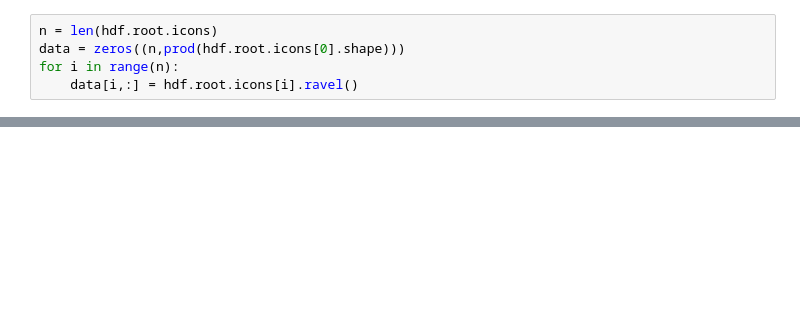
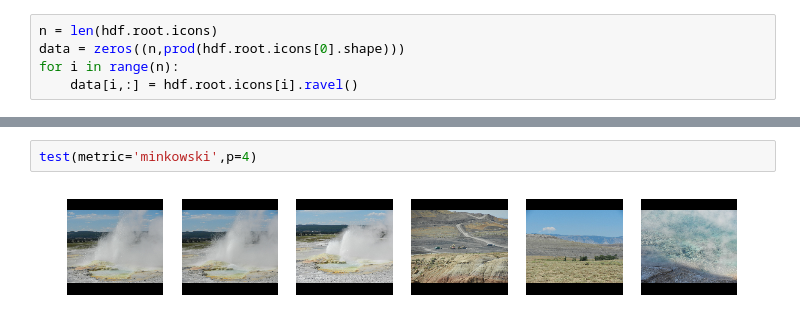
Before and after one commit to tmbdev-teaching/teaching-mmir, a Jupyter notebook: 20-nearest-neighbor.ipynb, the cells around one changed output, grey strips where cells are left out. Saved outputs shown, nothing was run; the diff lists cells and outputs as text; blank space fills up the shorter version.

```diff
--- a/20-nearest-neighbor.ipynb
+++ b/20-nearest-neighbor.ipynb
@@ -32,0 +146,4 @@ imshow(hdf.root.icons[22])
+# %%
+test(metric='minkowski',p=4)
+# %% [output]
+[figure, added]
```
Also changed, not shown: parts of 34 cells of this notebook, 3 other files.
